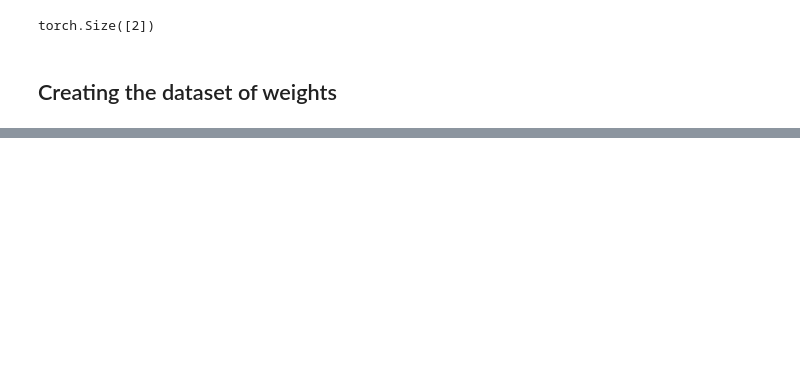
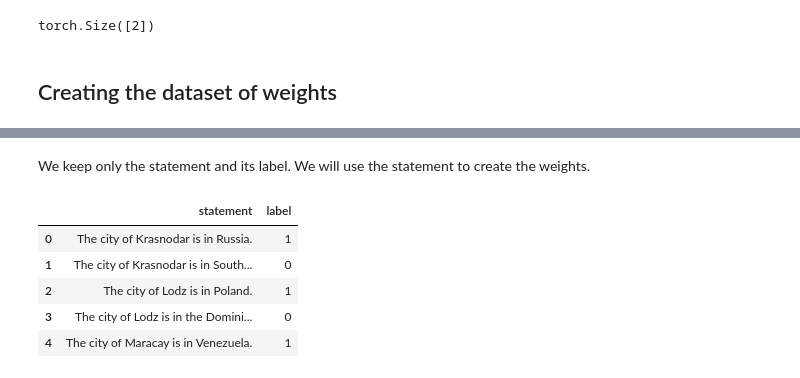
Before and after one commit to LouisCleriot/Latent-truth-detector, a Jupyter notebook: main.ipynb, the cells around one changed output, grey strips where cells are left out. Drawn from its saved outputs; the diff is of its cells as text; code cells hidden in the pictures; blank space fills up the shorter version.

```diff
--- a/main.ipynb
+++ b/main.ipynb
@@ -94,3 +106,15 @@ raw_data.head()
+# %% [markdown]
+We keep only the statement and its label. We will use the statement to create the weights.
+# %%
+raw_data = raw_data.drop(columns=["city","country","correct_country"])
+raw_data.head()
+# %% [output]
+|  | statement | label |
+| 0 | The city of Krasnodar is in Russia. | 1 |
+| 1 | The city of Krasnodar is in South... | 0 |
+| 2 | The city of Lodz is in Poland. | 1 |
+| 3 | The city of Lodz is in the Domini... | 0 |
+| 4 | The city of Maracay is in Venezuela. | 1 |
 # %%
 activations = {}
 class StopForwardException(Exception):
```
Also changed, not shown: parts of 11 cells of this notebook, 1 other file.
